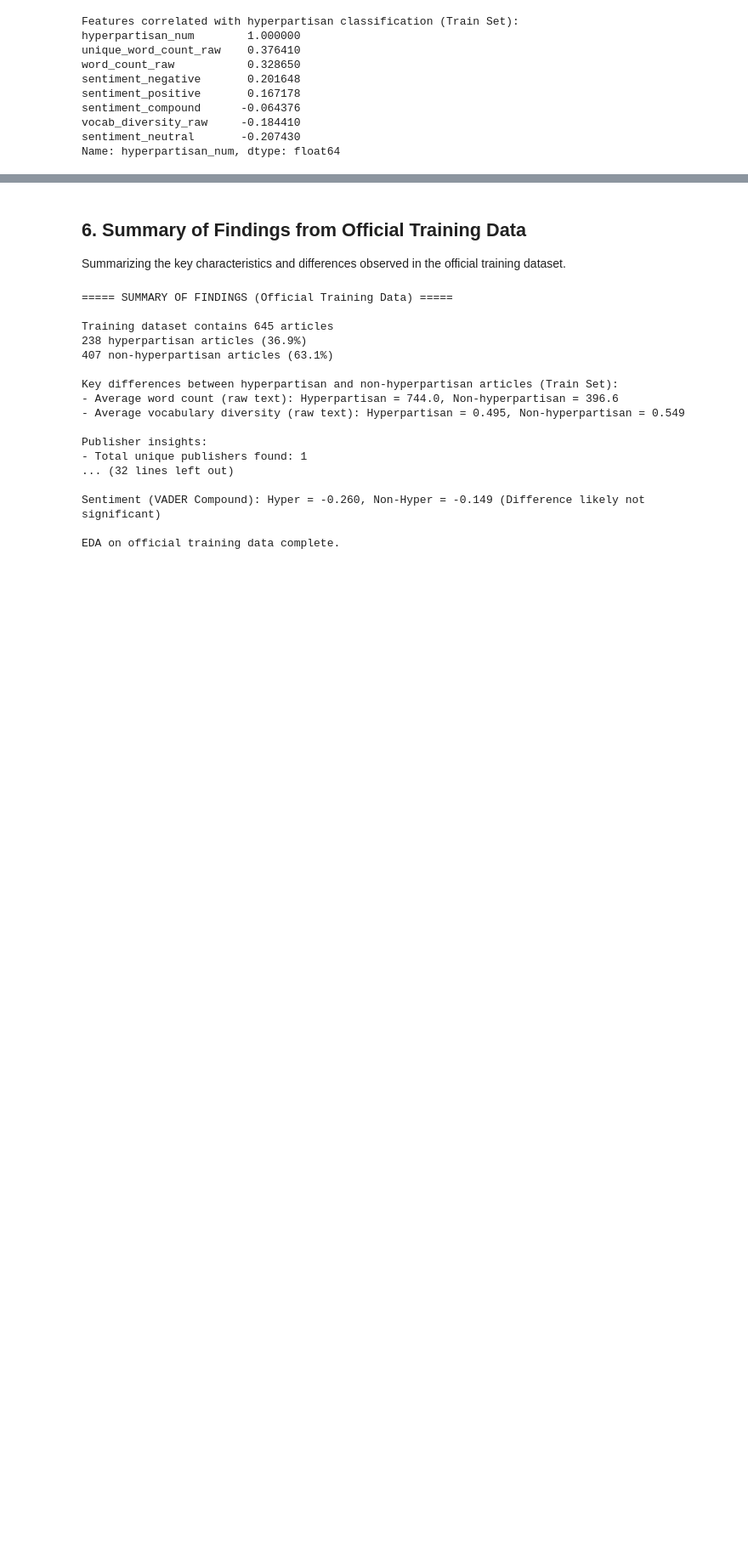
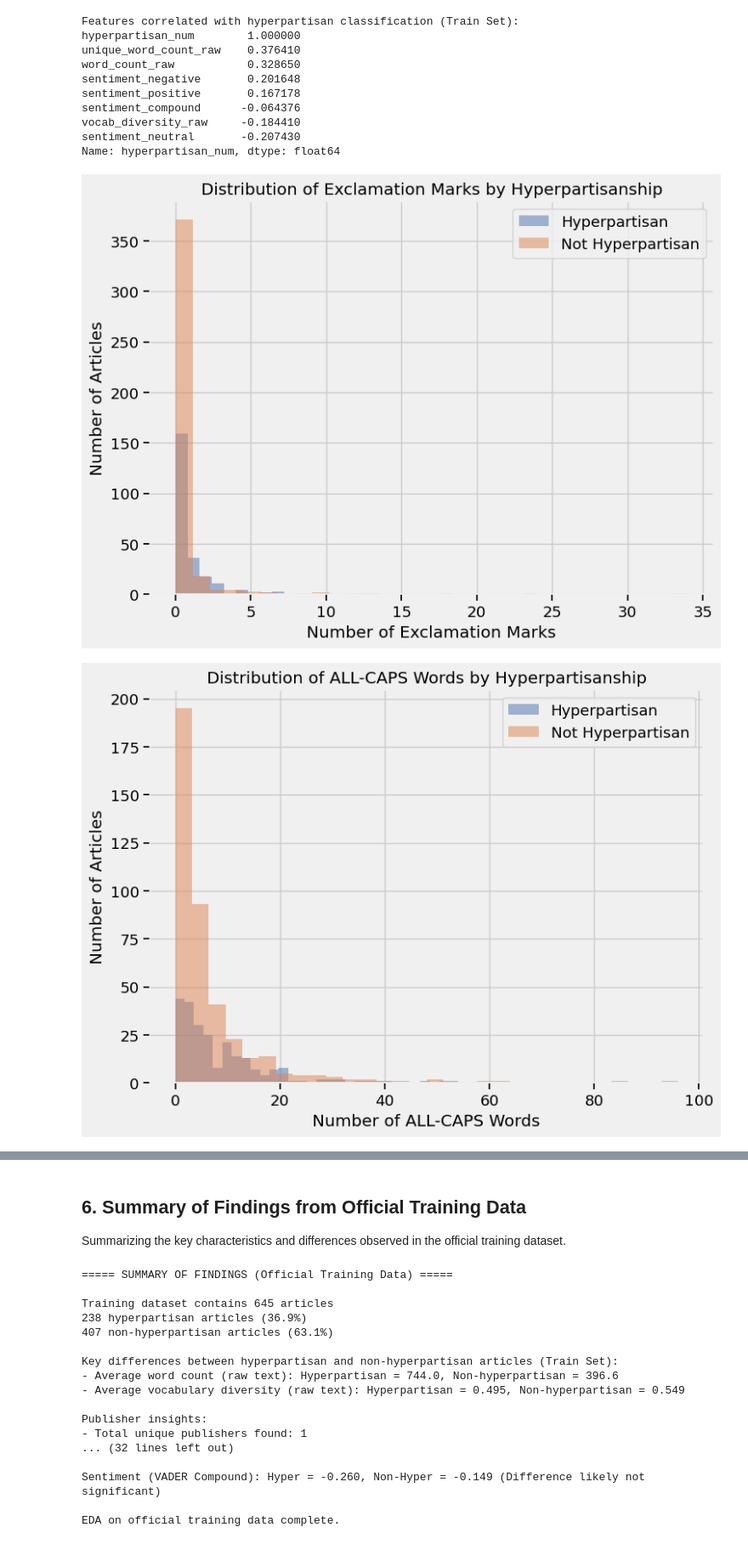
Before and after one commit to dlqnt/DAT550-Project, a Jupyter notebook: data_analysis_official.ipynb, the cells around one changed output, grey strips where cells are left out. Shown at 85% size. Drawn from its saved outputs; the diff is of its cells as text; code cells hidden in the pictures; blank space fills up the shorter version.

Commit message:
looking at exclamations, and all caps words

```diff
--- a/data_analysis_official.ipynb
+++ b/data_analysis_official.ipynb
@@ -538,3 +538,55 @@ sentiment_compound      -0.064376
 vocab_diversity_raw     -0.184410
 sentiment_neutral       -0.207430
 Name: hyperpartisan_num, dtype: float64
+# %%
+# Compute typography features (if not already done)
+train_df['exclamations'] = train_df['text'].str.count('!')
+train_df['all_caps']     = train_df['text'].apply(
+    lambda t: sum(1 for w in str(t).split() if w.isupper())
+)
+
+# Map boolean labels to human-readable names
+label_names = {
+    True:  "Hyperpartisan",
+    False: "Not Hyperpartisan"
+}
+
+# Histogram of exclamation marks
+plt.figure(figsize=(8, 6))
+for val, name in label_names.items():
+    data = train_df.loc[train_df['hyperpartisan'] == val, 'exclamations']
+    plt.hist(data, bins=30, alpha=0.5, label=name)
+plt.title("Distribution of Exclamation Marks by Hyperpartisanship")
+plt.xlabel("Number of Exclamation Marks")
+plt.ylabel("Number of Articles")
+plt.legend()
+plt.tight_layout()
+plt.show()
+
+# Histogram of ALL-CAPS words
+plt.figure(figsize=(8, 6))
+for val, name in label_names.items():
+    data = train_df.loc[train_df['hyperpartisan'] == val, 'all_caps']
+    plt.hist(data, bins=30, alpha=0.5, label=name)
+plt.title("Distribution of ALL-CAPS Words by Hyperpartisanship")
+plt.xlabel("Number of ALL-CAPS Words")
+plt.ylabel("Number of Articles")
+plt.legend()
+plt.tight_layout()
+plt.show()
+
+# Scatter plot. exclamations vs all caps
+plt.figure(figsize=(8, 6))
+for val, name in label_names.items():
+    subset = train_df[train_df['hyperpartisan'] == val]
+    plt.scatter(subset['exclamations'], subset['all_caps'],
+                alpha=0.4, label=name)
+plt.title("Exclamation Marks vs ALL-CAPS Words")
+plt.xlabel("Number of Exclamation Marks")
+plt.ylabel("Number of ALL-CAPS Words")
+plt.legend()
+plt.tight_layout()
+plt.show()
+# %% [output]
+[figure, added]
+[figure, added]
```
Also changed, not shown: parts of 1 cell of this notebook.
